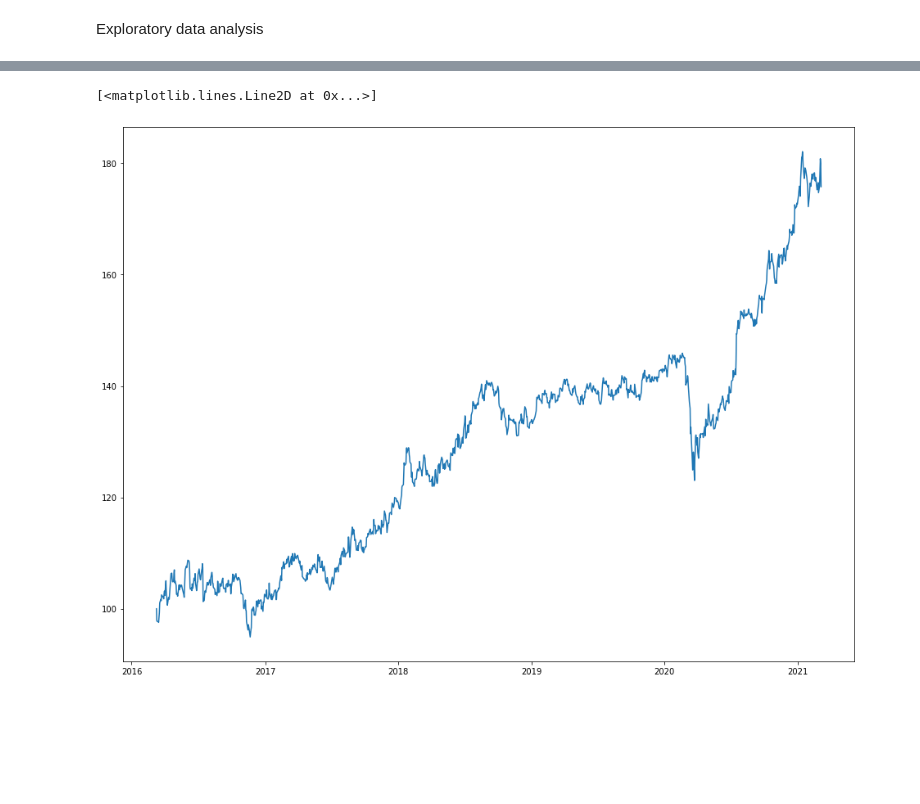
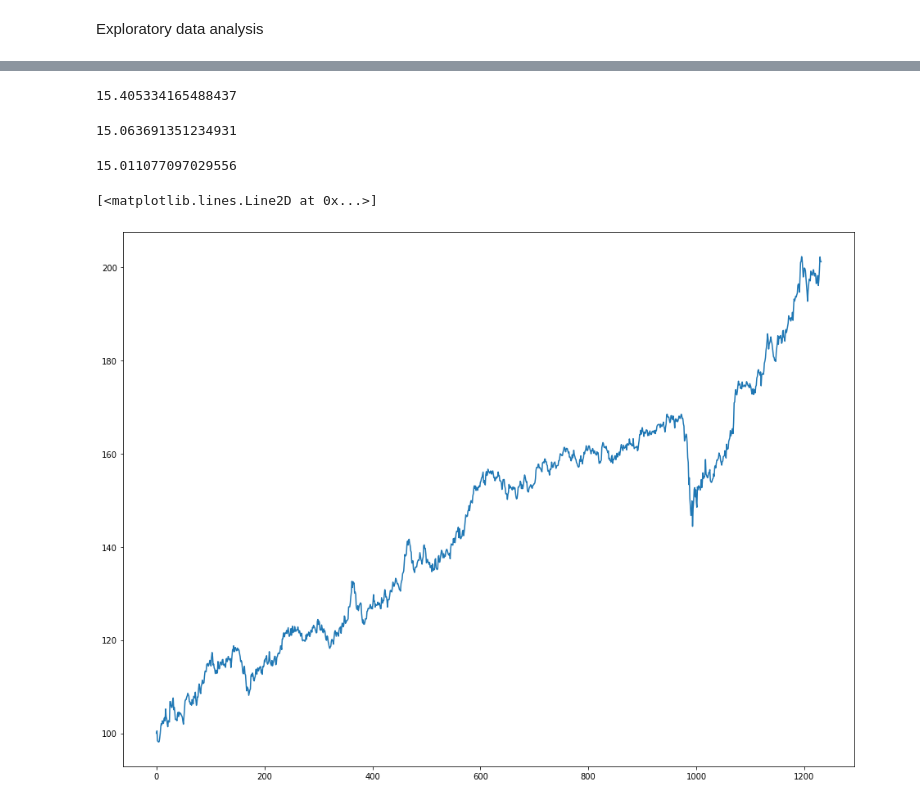
Before and after one commit to rohithandique/ACM-Index-Fund-Project, a Jupyter notebook: Index Fund Stats.ipynb, the cells around one changed output, grey strips where cells are left out. Saved outputs shown, nothing was run; the diff lists cells and outputs as text; code cells hidden in the pictures; blank space fills up the shorter version.

```diff
--- a/Index Fund Stats.ipynb
+++ b/Index Fund Stats.ipynb
@@ -10,8 +16,6 @@ Exploratory data analysis
 # %%
 prices = pd.read_csv("final_prices.csv")
 date = pd.read_csv("date_index.csv")
-prices = prices.drop(0)
-date = date.drop(0)
 prices = prices.reset_index(drop=True)
 date = date.reset_index(drop=True)
 prices.columns=["Price"]
@@ -21,4 +22,0 @@ Dividing all values in the index by initial divisor (i.e. 529717484167434.8)
-# %%
-temp=(prices.iloc[0]/100).astype(float);
-for i in range(len(prices)):
-    prices["Price"][i]/=temp
@@ -39,6 +63,18 @@ for i in range(len(prices)):
+# %%
+(((sensex_base100[len(sensex_base100)-1]/sensex_base100[0])**(0.2))-1)*100
+# %% [output]
+15.405334165488437
+# %%
+(((nifty_base100[len(nifty_base100)-1]/nifty_base100[0])**(0.2))-1)*100
+# %% [output]
+15.063691351234931
+# %%
+(((prices["Price"][len(sensex_base100)-1]/prices["Price"][0])**(0.2))-1)*100
+# %% [output]
+15.011077097029556
 # %%
 plt.figure(figsize=(16,12))
-plt.plot(date["Date"], prices["Price"])
+plt.plot(prices["Price"])
 # %% [output]
 [<matplotlib.lines.Line2D at 0x...>]
-[figure, old version]
+[figure, new version]
```
Also changed, not shown: parts of 44 cells of this notebook, 9 other files.
